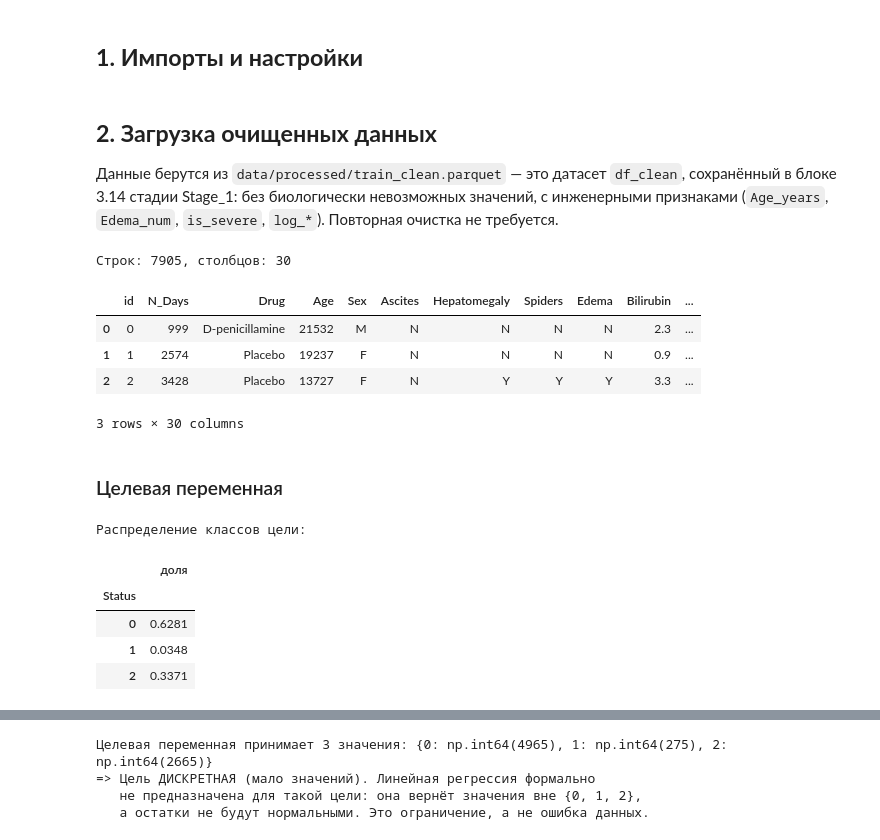
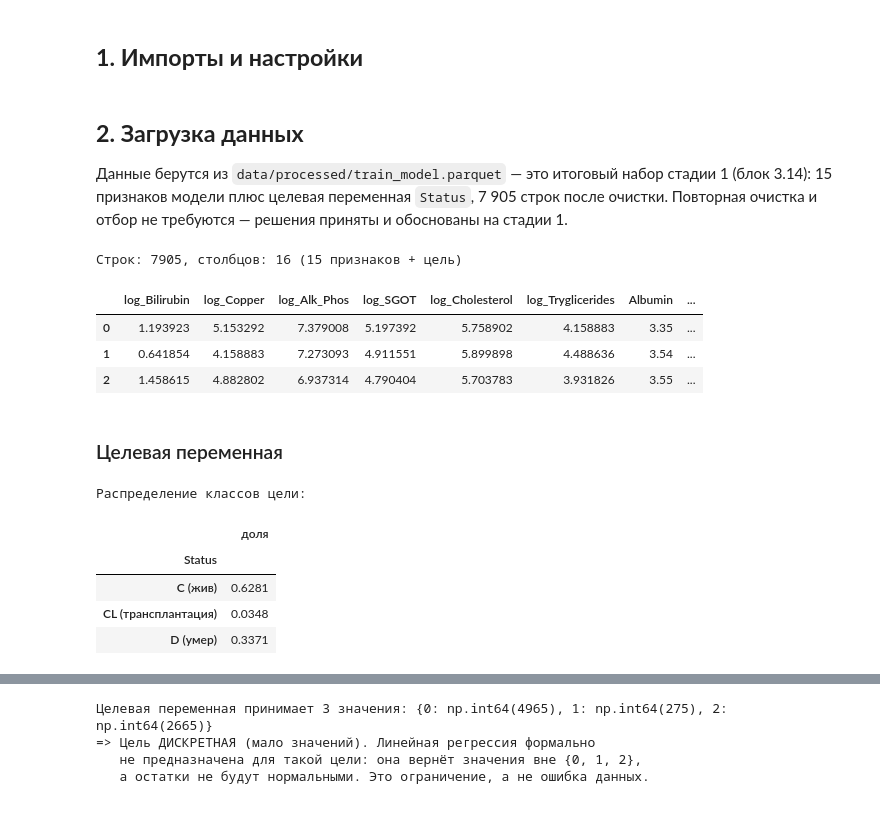
Before and after one commit to fishtriangle/ml-project-practice-1, a Jupyter notebook: project_notebooks/Stage_2_regression.ipynb, the cells around one changed output, grey strips where cells are left out. Drawn from its saved outputs; the diff is of its cells as text; code cells hidden in the pictures.

Commit message:
корректировка признаков, удаление лишних, работа с периодом

```diff
--- a/project_notebooks/Stage_2_regression.ipynb
+++ b/project_notebooks/Stage_2_regression.ipynb
@@ -19,34 +21,33 @@ import numpy as np
 import pandas as pd
 
 pd.set_option('display.width', 200)
-# %% [markdown]
-## **2. Загрузка очищенных данных**
-
-Данные берутся из `data/processed/train_clean.parquet` — это датасет `df_clean`, сохранённый в блоке 3.14 стадии Stage_1: без биологически невозможных значений, с инженерными признаками (`Age_years`, `Edema_num`, `is_severe`, `log_*`). Повторная очистка не требуется.
+# %% [markdown]
+## **2. Загрузка данных**
+
+Данные берутся из `data/processed/train_model.parquet` — это итоговый набор стадии 1 (блок 3.14): 15 признаков модели плюс целевая переменная `Status`, 7 905 строк после очистки. Повторная очистка и отбор не требуются — решения приняты и обоснованы на стадии 1.
 # %%
 # Корень проекта: папка с data/, найденная вверх по дереву от текущей директории
 def find_project_root(start=None):
     d = os.path.abspath(start or os.getcwd())
     while True:
         if os.path.isdir(os.path.join(d, 'data')):
             return d
         parent = os.path.dirname(d)
         if parent == d:
             raise FileNotFoundError('Папка data/ не найдена вверх по дереву от ' + d)
         d = parent
 
 
 PROJECT_ROOT = find_project_root()
-df = pd.read_parquet(os.path.join(PROJECT_ROOT, 'data', 'processed', 'train_clean.parquet'))
-print(f'Строк: {len(df)}, столбцов: {df.shape[1]}')
+df = pd.read_parquet(os.path.join(PROJECT_ROOT, 'data', 'processed', 'train_model.parquet'))
+print(f'Строк: {len(df)}, столбцов: {df.shape[1]} (15 признаков + цель)')
 df.head(3)
 # %% [output]
-Строк: 7905, столбцов: 30
+Строк: 7905, столбцов: 16 (15 признаков + цель)
-|  | id | N_Days | Drug | Age | Sex | Ascites | Hepatomegaly | Spiders | Edema | Bilirubin | ... |
-| 0 | 0 | 999 | D-penicillamine | 21532 | M | N | N | N | N | 2.3 | ... |
-| 1 | 1 | 2574 | Placebo | 19237 | F | N | N | N | N | 0.9 | ... |
-| 2 | 2 | 3428 | Placebo | 13727 | F | N | Y | Y | Y | 3.3 | ... |
+|  | log_Bilirubin | log_Copper | log_Alk_Phos | log_SGOT | log_Cholesterol | log_Tryglicerides | Albumin | ... |
+| 0 | 1.193923 | 5.153292 | 7.379008 | 5.197392 | 5.758902 | 4.158883 | 3.35 | ... |
+| 1 | 0.641854 | 4.158883 | 7.273093 | 4.911551 | 5.899898 | 4.488636 | 3.54 | ... |
+| 2 | 1.458615 | 4.882802 | 6.937314 | 4.790404 | 5.703783 | 3.931826 | 3.55 | ... |
-3 rows × 30 columns
 # %% [markdown]
 ### Целевая переменная
 # %%
@@ -55,11 +56,12 @@ status_map = {'C': 0, 'CL': 1, 'D': 2}
 y = df['Status'].astype(str).map(status_map)
 
 print('Распределение классов цели:')
-display(y.value_counts(normalize=True).sort_index().rename('доля').round(4).to_frame())
+display(y.map({0: 'C (жив)', 1: 'CL (трансплантация)', 2: 'D (умер)'})
+        .value_counts(normalize=True).sort_index().rename('доля').round(4).to_frame())
 # %% [output]
 Распределение классов цели:
 |  | доля |
 | Status |  |
-| 0 | 0.6281 |
-| 1 | 0.0348 |
-| 2 | 0.3371 |
+| C (жив) | 0.6281 |
+| CL (трансплантация) | 0.0348 |
+| D (умер) | 0.3371 |
```
Also changed, not shown: parts of 11 cells of this notebook, 3 other files.
